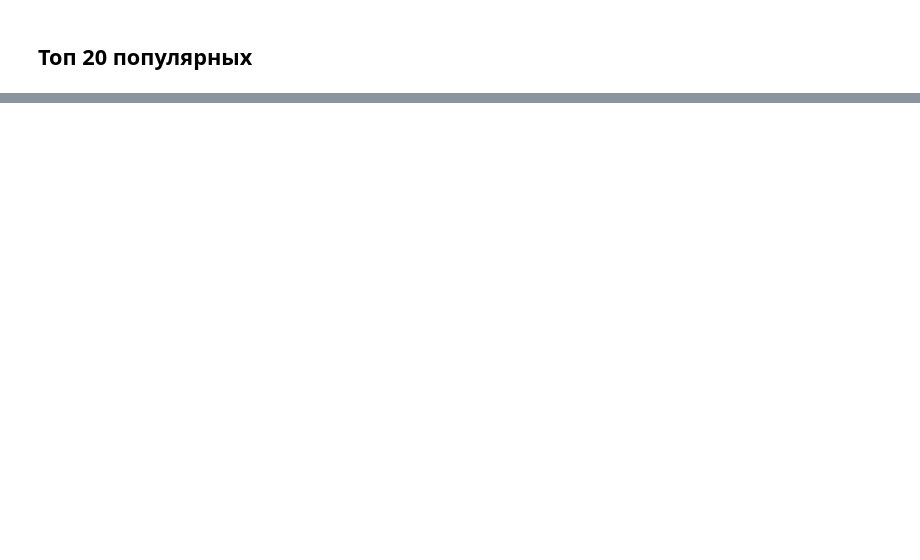
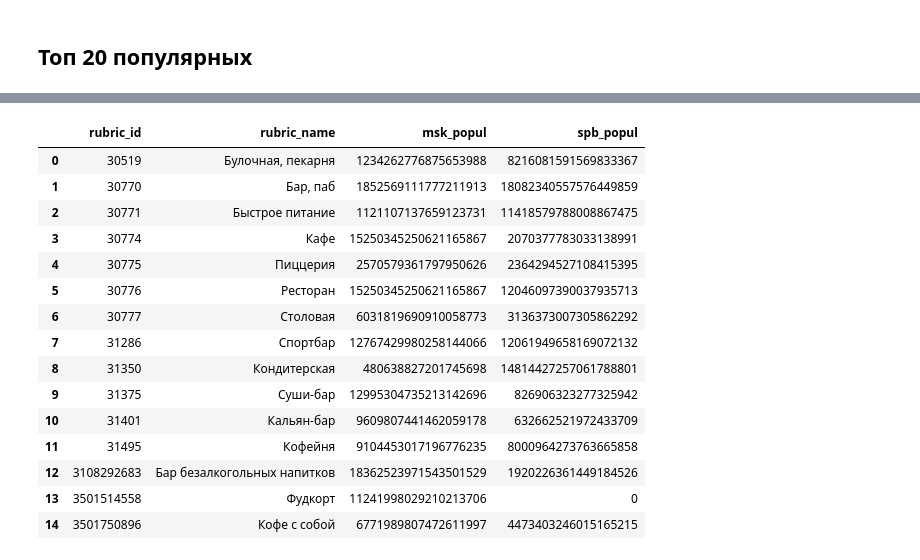
Before and after one commit to MyHorizonn/yacup2021_recsys, a Jupyter notebook: main.ipynb, the cells around one changed output, grey strips where cells are left out. Drawn from its saved outputs; the diff is of its cells as text; code cells hidden in the pictures; blank space fills up the shorter version.

```diff
--- a/main.ipynb
+++ b/main.ipynb
@@ -248,0 +331,2 @@ predictions.to_csv('answers.csv', index=False)
+# %%
+reviews_rub_exp = reviews.explode('rubrics_id').reset_index(drop=True)
@@ -248,0 +342,3 @@ predictions.to_csv('answers.csv', index=False)
+# %%
+tourist_reviews = reviews_rub_exp[(reviews_rub_exp['org_city'] != reviews_rub_exp['user_city']) &
+                                  (reviews_rub_exp['rating'] > 3.5)]
@@ -248,0 +354,32 @@ predictions.to_csv('answers.csv', index=False)
+# %%
+def popul_orgs_by_rubric(row, **kwargs):
+    org = tourist_reviews[(tourist_reviews['rubrics_id'] == row['rubric_id']) &
+            (tourist_reviews['org_city'] == kwargs['city'])]['org_id'].value_counts()
+    if org.empty:
+        return 0
+    else:
+        return org.index[0]
+# %%
+# популярные у питербуржцев московские заведения по рубрикам
+rubrics['msk_popul'] = rubrics.progress_apply(popul_orgs_by_rubric, city='msk', axis=1)
+# популярные у москвичей питерские заведения по рубрикам
+rubrics['spb_popul'] = rubrics.progress_apply(popul_orgs_by_rubric, city='spb', axis=1)
+# %%
+rubrics
+# %% [output]
+|  | rubric_id | rubric_name | msk_popul | spb_popul |
+| 0 | 30519 | Булочная, пекарня | 1234262776875653988 | 8216081591569833367 |
+| 1 | 30770 | Бар, паб | 1852569111777211913 | 18082340557576449859 |
+| 2 | 30771 | Быстрое питание | 1121107137659123731 | 11418579788008867475 |
+| 3 | 30774 | Кафе | 15250345250621165867 | 2070377783033138991 |
+| 4 | 30775 | Пиццерия | 2570579361797950626 | 2364294527108415395 |
+| 5 | 30776 | Ресторан | 15250345250621165867 | 12046097390037935713 |
+| 6 | 30777 | Столовая | 6031819690910058773 | 3136373007305862292 |
+| 7 | 31286 | Спортбар | 12767429980258144066 | 12061949658169072132 |
+| 8 | 31350 | Кондитерская | 480638827201745698 | 14814427257061788801 |
+| 9 | 31375 | Суши-бар | 12995304735213142696 | 826906323277325942 |
+| 10 | 31401 | Кальян-бар | 9609807441462059178 | 632662521972433709 |
+| 11 | 31495 | Кофейня | 9104453017196776235 | 8000964273763665858 |
+| 12 | 3108292683 | Бар безалкогольных напитков | 18362523971543501529 | 1920226361449184526 |
+| 13 | 3501514558 | Фудкорт | 11241998029210213706 | 0 |
+| 14 | 3501750896 | Кофе с собой | 6771989807472611997 | 4473403246015165215 |
```
Also changed, not shown: parts of 94 cells of this notebook, 3 other files.
